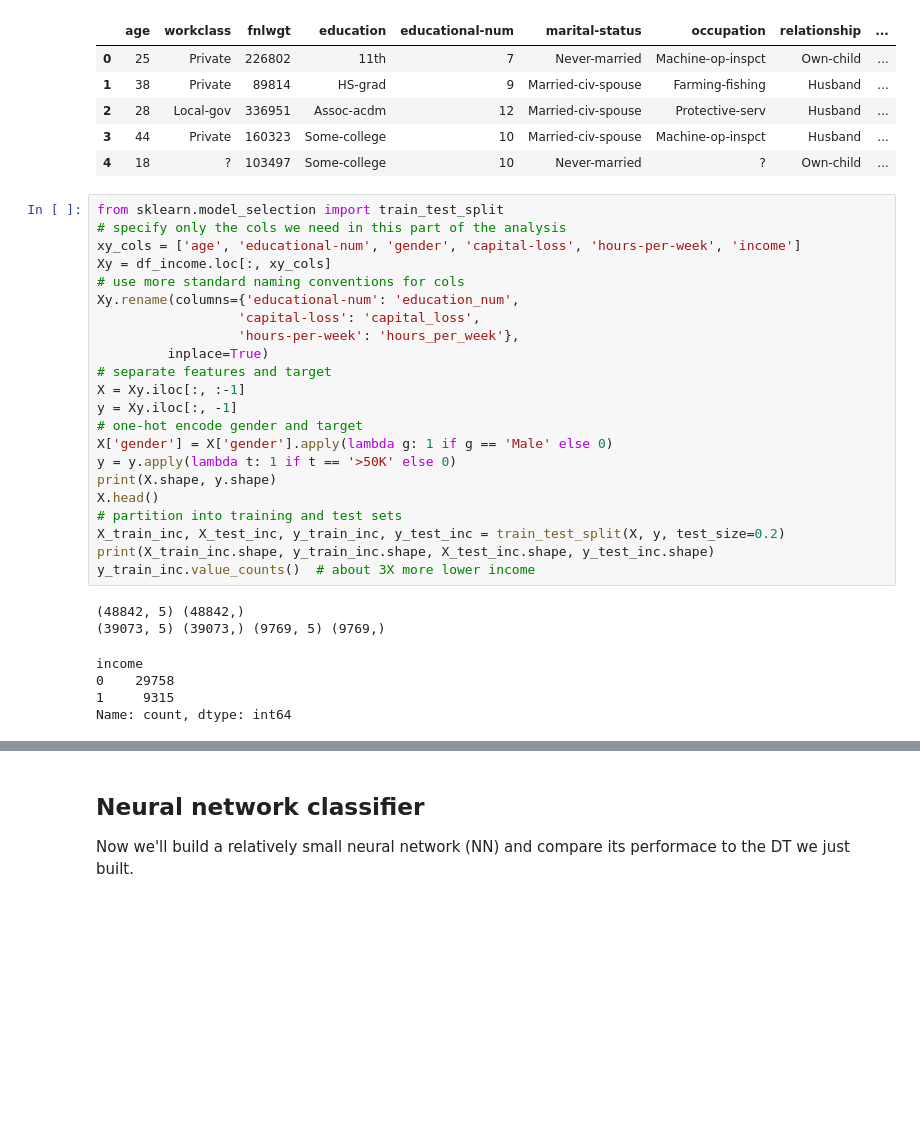
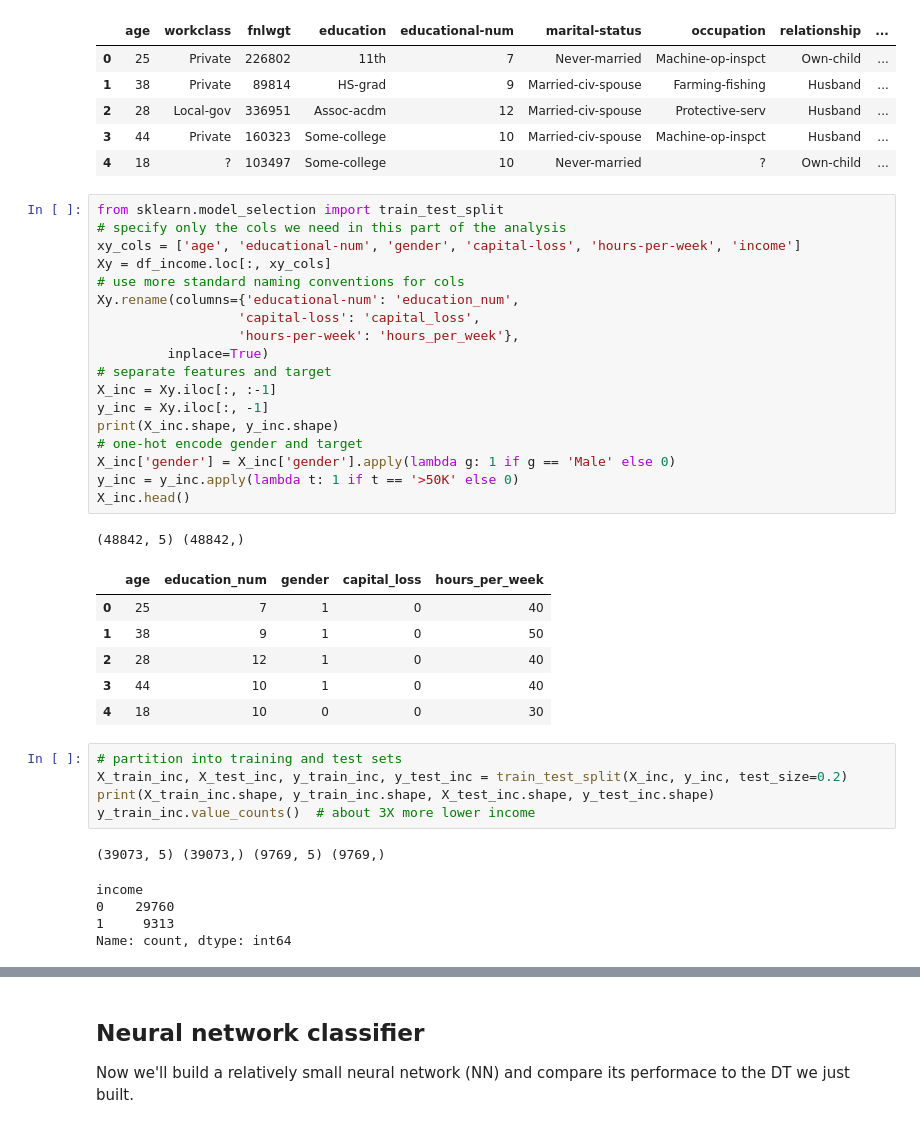
Before and after one commit to MichaelSzczepaniak/MLAIProjects, a Jupyter notebook: ExplainableML/ExplainableML.ipynb, the cells around one changed output, grey strips where cells are left out. Cells and saved outputs as stored; diff of their text form; blank space fills up the shorter version.

```diff
--- a/ExplainableML/ExplainableML.ipynb
+++ b/ExplainableML/ExplainableML.ipynb
@@ -43,34 +43,42 @@ memory usage: 9.3 MB
 | 2 | 28 | Local-gov | 336951 | Assoc-acdm | 12 | Married-civ-spouse | Protective-serv | Husband | ... |
 | 3 | 44 | Private | 160323 | Some-college | 10 | Married-civ-spouse | Machine-op-inspct | Husband | ... |
 | 4 | 18 | ? | 103497 | Some-college | 10 | Never-married | ? | Own-child | ... |
+# %%
+from sklearn.model_selection import train_test_split
+# specify only the cols we need in this part of the analysis
+xy_cols = ['age', 'educational-num', 'gender', 'capital-loss', 'hours-per-week', 'income']
+Xy = df_income.loc[:, xy_cols]
+# use more standard naming conventions for cols
+Xy.rename(columns={'educational-num': 'education_num',
+                  'capital-loss': 'capital_loss',
+                  'hours-per-week': 'hours_per_week'},
+         inplace=True)
+# separate features and target
+X_inc = Xy.iloc[:, :-1]
+y_inc = Xy.iloc[:, -1]
+print(X_inc.shape, y_inc.shape)
+# one-hot encode gender and target
+X_inc['gender'] = X_inc['gender'].apply(lambda g: 1 if g == 'Male' else 0)
+y_inc = y_inc.apply(lambda t: 1 if t == '>50K' else 0)
+X_inc.head()
+# %% [output]
+(48842, 5) (48842,)
+|  | age | education_num | gender | capital_loss | hours_per_week |
+| 0 | 25 | 7 | 1 | 0 | 40 |
+| 1 | 38 | 9 | 1 | 0 | 50 |
+| 2 | 28 | 12 | 1 | 0 | 40 |
+| 3 | 44 | 10 | 1 | 0 | 40 |
+| 4 | 18 | 10 | 0 | 0 | 30 |
 # %%
-from sklearn.model_selection import train_test_split
-# specify only the cols we need in this part of the analysis
-xy_cols = ['age', 'educational-num', 'gender', 'capital-loss', 'hours-per-week', 'income']
-Xy = df_income.loc[:, xy_cols]
-# use more standard naming conventions for cols
-Xy.rename(columns={'educational-num': 'education_num',
-                  'capital-loss': 'capital_loss',
-                  'hours-per-week': 'hours_per_week'},
-         inplace=True)
-# separate features and target
-X = Xy.iloc[:, :-1]
-y = Xy.iloc[:, -1]
-# one-hot encode gender and target
-X['gender'] = X['gender'].apply(lambda g: 1 if g == 'Male' else 0)
-y = y.apply(lambda t: 1 if t == '>50K' else 0)
-print(X.shape, y.shape)
-X.head()
 # partition into training and test sets
-X_train_inc, X_test_inc, y_train_inc, y_test_inc = train_test_split(X, y, test_size=0.2)
+X_train_inc, X_test_inc, y_train_inc, y_test_inc = train_test_split(X_inc, y_inc, test_size=0.2)
 print(X_train_inc.shape, y_train_inc.shape, X_test_inc.shape, y_test_inc.shape)
 y_train_inc.value_counts()  # about 3X more lower income
 # %% [output]
-(48842, 5) (48842,)
 (39073, 5) (39073,) (9769, 5) (9769,)
 income
-0    29758
-1     9315
+0    29760
+1     9313
 Name: count, dtype: int64
 # %%
 from sklearn.tree import DecisionTreeClassifier, export_text
```
Also changed, not shown: parts of 11 cells of this notebook.
